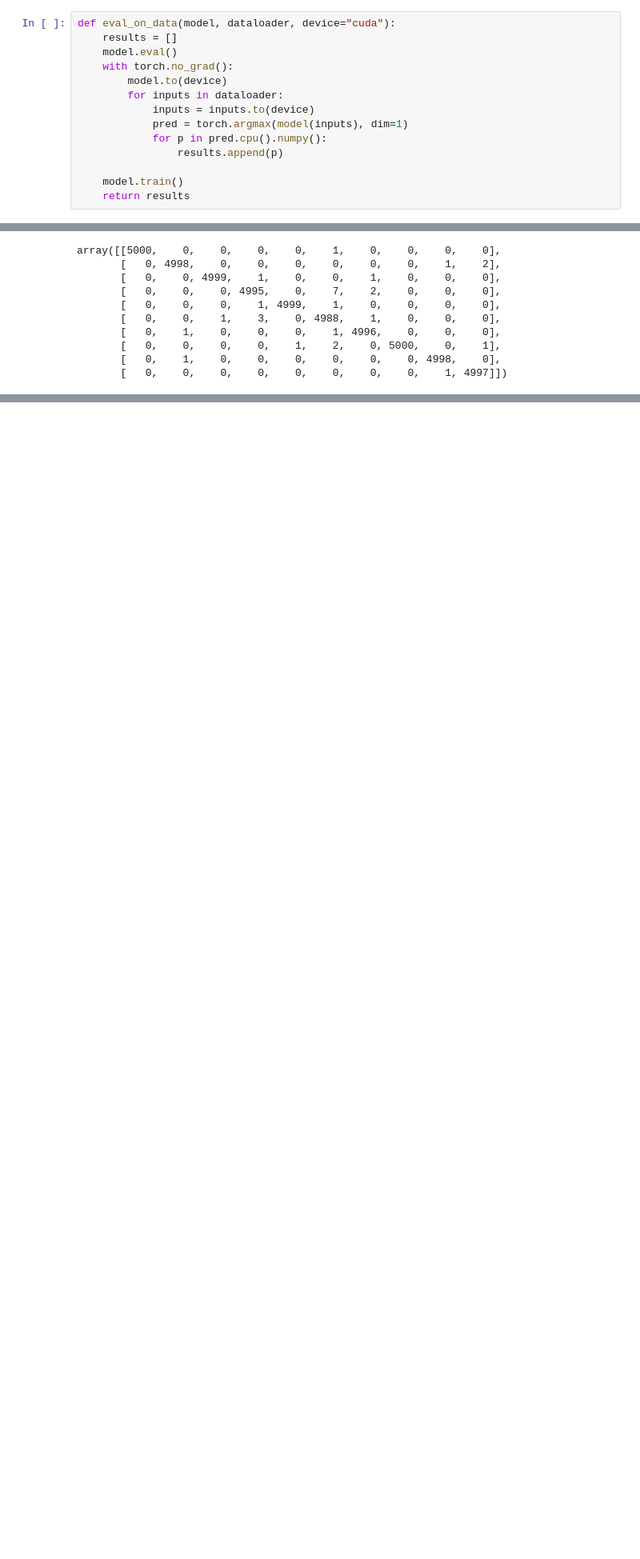
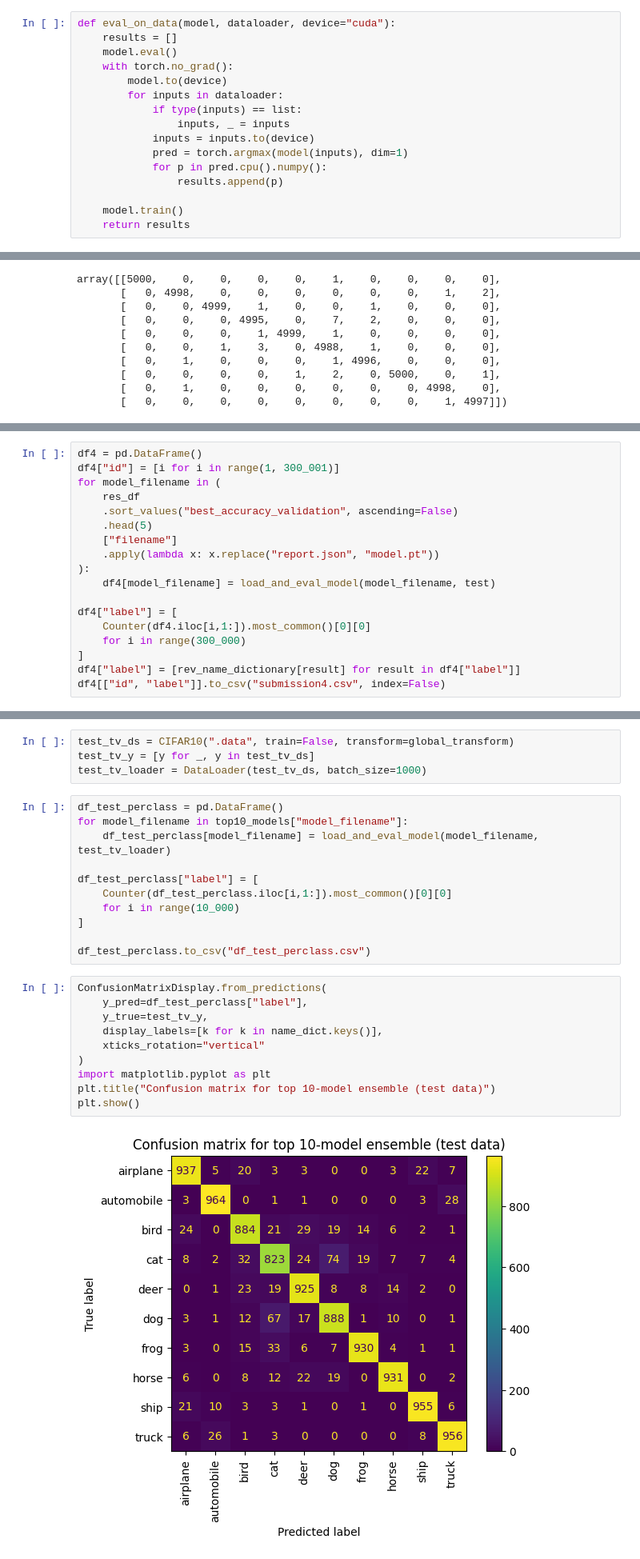
Before and after one commit to jakfol1217/DeepLearning, a Jupyter notebook: Project1/Final model.ipynb, the cells around one changed output, grey strips where cells are left out. Shown: that part at 80% size. Saved outputs shown, nothing was run; the diff lists cells and outputs as text; blank space fills up the shorter version.

```diff
--- a/Project1/Final model.ipynb
+++ b/Project1/Final model.ipynb
@@ -125,6 +125,8 @@ def eval_on_data(model, dataloader, device="cuda"):
     with torch.no_grad():
         model.to(device)
         for inputs in dataloader:
+            if type(inputs) == list:
+                inputs, _ = inputs
             inputs = inputs.to(device)
             pred = torch.argmax(model(inputs), dim=1)
             for p in pred.cpu().numpy():
@@ -213,0 +234,18 @@ plt.show()
+# %%
+df4 = pd.DataFrame()
+df4["id"] = [i for i in range(1, 300_001)]
+for model_filename in (
+    res_df
+    .sort_values("best_accuracy_validation", ascending=False)
+    .head(5)
+    ["filename"]
+    .apply(lambda x: x.replace("report.json", "model.pt"))
+):
+    df4[model_filename] = load_and_eval_model(model_filename, test)
+
+df4["label"] = [
+    Counter(df4.iloc[i,1:]).most_common()[0][0]
+    for i in range(300_000)
+]
+df4["label"] = [rev_name_dictionary[result] for result in df4["label"]]
+df4[["id", "label"]].to_csv("submission4.csv", index=False)
@@ -213,0 +254,27 @@ plt.show()
+# %%
+test_tv_ds = CIFAR10(".data", train=False, transform=global_transform)
+test_tv_y = [y for _, y in test_tv_ds]
+test_tv_loader = DataLoader(test_tv_ds, batch_size=1000)
+# %%
+df_test_perclass = pd.DataFrame()
+for model_filename in top10_models["model_filename"]:
+    df_test_perclass[model_filename] = load_and_eval_model(model_filename, test_tv_loader)
+
+df_test_perclass["label"] = [
+    Counter(df_test_perclass.iloc[i,1:]).most_common()[0][0]
+    for i in range(10_000)
+]
+
+df_test_perclass.to_csv("df_test_perclass.csv")
+# %%
+ConfusionMatrixDisplay.from_predictions(
+    y_pred=df_test_perclass["label"],
+    y_true=test_tv_y,
+    display_labels=[k for k in name_dict.keys()],
+    xticks_rotation="vertical"
+)
+import matplotlib.pyplot as plt
+plt.title("Confusion matrix for top 10-model ensemble (test data)")
+plt.show()
+# %% [output]
+[figure, added]
```
Also changed, not shown: parts of 2 cells of this notebook, 3 other files.
